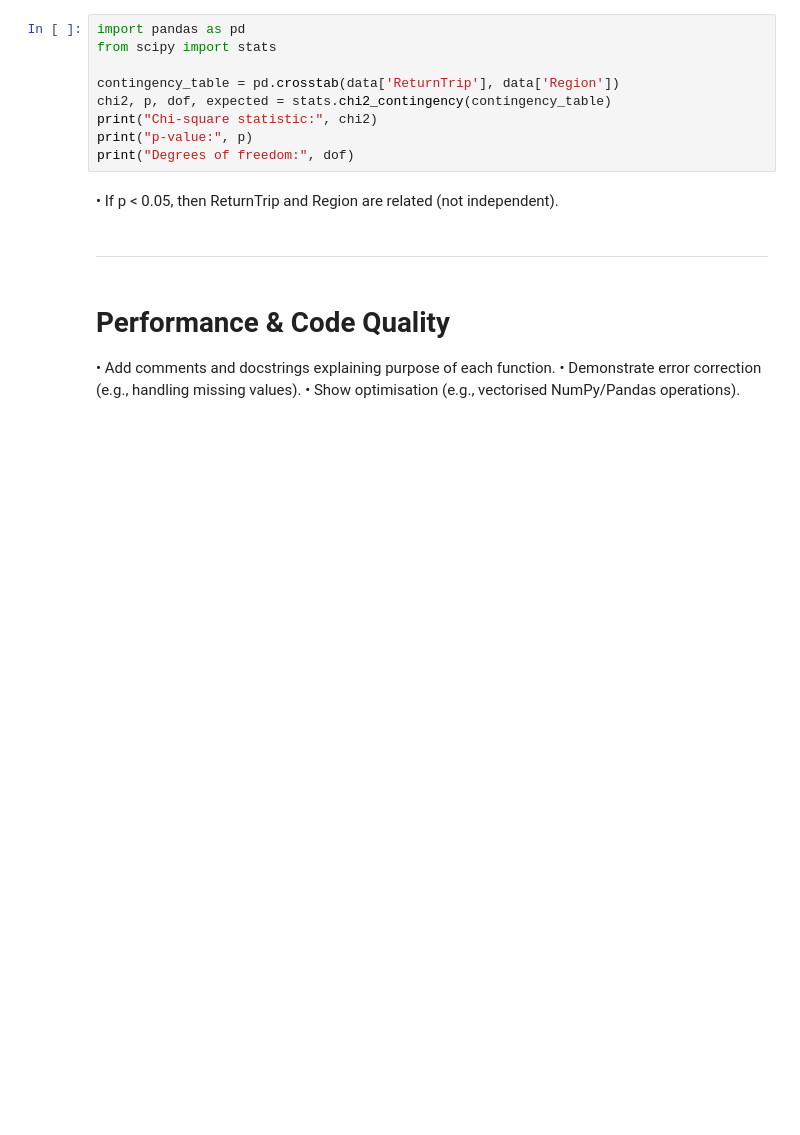
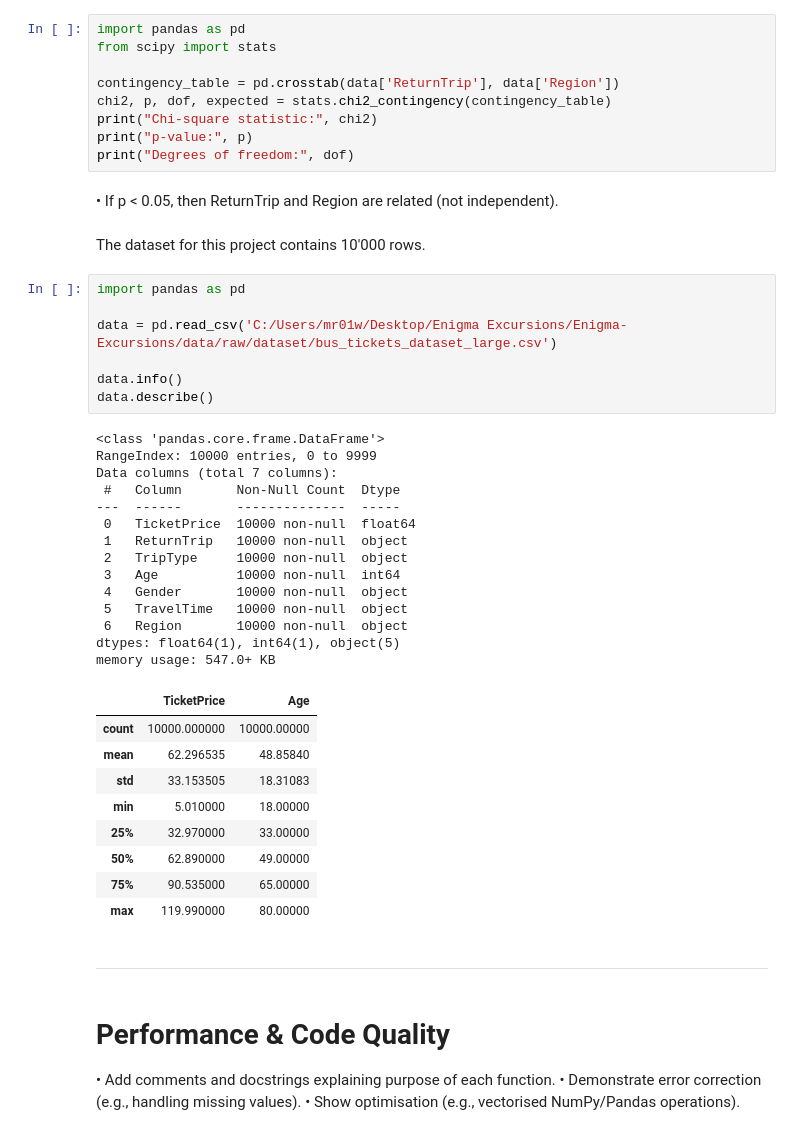
Before and after one commit to Tashaun33/Enigma-Excursions, a Jupyter notebook: jupyter_notebooks/Notebook_Template.ipynb, the cells around one changed output. Drawn from its saved outputs; the diff is of its cells as text; blank space fills up the shorter version.

```diff
--- a/jupyter_notebooks/Notebook_Template.ipynb
+++ b/jupyter_notebooks/Notebook_Template.ipynb
@@ -92,6 +92,39 @@ print("p-value:", p)
 print("Degrees of freedom:", dof)
 # %% [markdown]
 •	If p < 0.05, then ReturnTrip and Region are related (not independent).
+# %% [markdown]
+The dataset for this project contains 10'000 rows.
+# %%
+import pandas as pd
+
+data = pd.read_csv('C:/Users/mr01w/Desktop/Enigma Excursions/Enigma-Excursions/data/raw/dataset/bus_tickets_dataset_large.csv')
+
+data.info()
+data.describe()
+# %% [output]
+<class 'pandas.core.frame.DataFrame'>
+RangeIndex: 10000 entries, 0 to 9999
+Data columns (total 7 columns):
+ #   Column       Non-Null Count  Dtype
+---  ------       --------------  -----
+ 0   TicketPrice  10000 non-null  float64
+ 1   ReturnTrip   10000 non-null  object
+ 2   TripType     10000 non-null  object
+ 3   Age          10000 non-null  int64
+ 4   Gender       10000 non-null  object
+ 5   TravelTime   10000 non-null  object
+ 6   Region       10000 non-null  object
+dtypes: float64(1), int64(1), object(5)
+memory usage: 547.0+ KB
+|  | TicketPrice | Age |
+| count | 10000.000000 | 10000.00000 |
+| mean | 62.296535 | 48.85840 |
+| std | 33.153505 | 18.31083 |
+| min | 5.010000 | 18.00000 |
+| 25% | 32.970000 | 33.00000 |
+| 50% | 62.890000 | 49.00000 |
+| 75% | 90.535000 | 65.00000 |
+| max | 119.990000 | 80.00000 |
 # %% [markdown]
 ---
 # %% [markdown]
```
Also changed, not shown: 1 other file.
